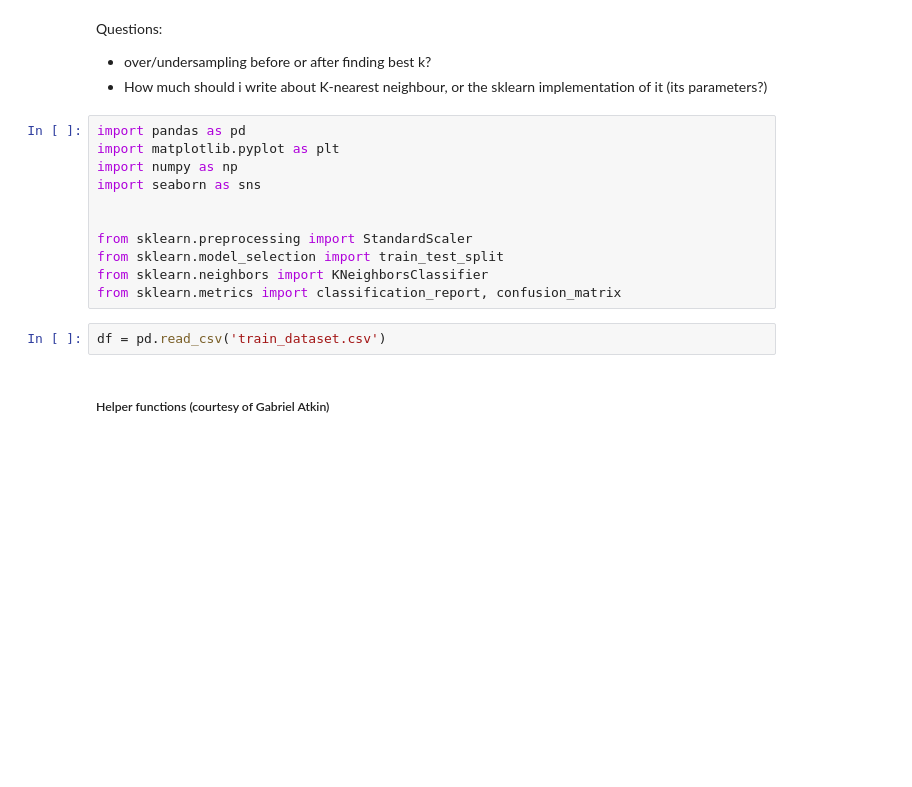
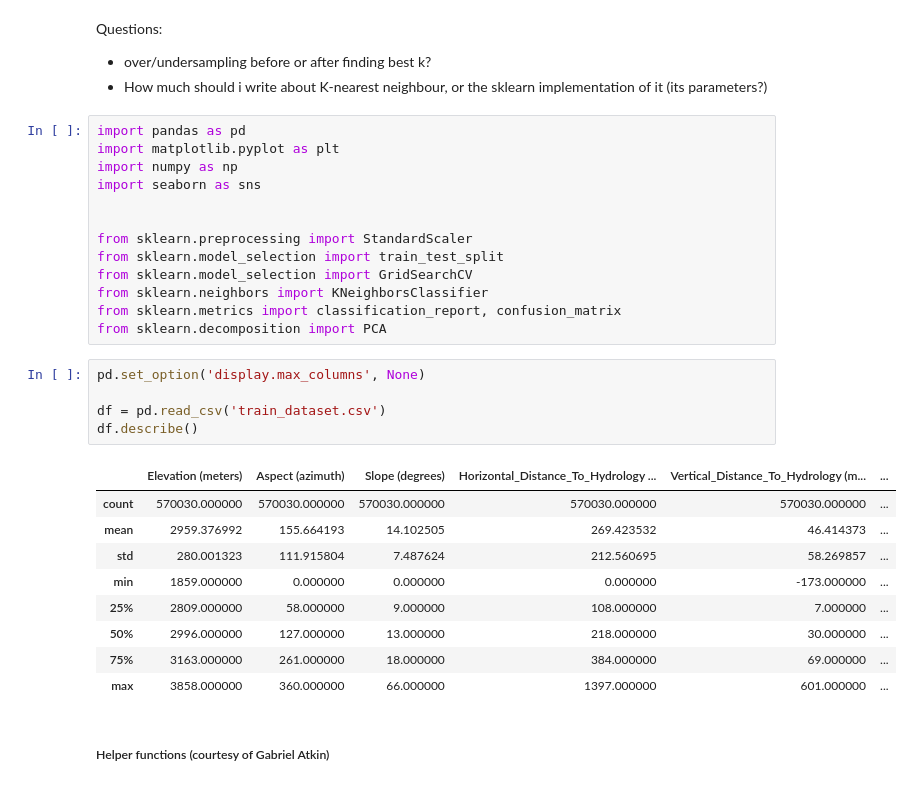
Before and after one commit to Joti3912/MLproj, a Jupyter notebook: Project/KNN.ipynb, the cells around one changed output. Drawn from its saved outputs; the diff is of its cells as text; blank space fills up the shorter version.

```diff
--- a/Project/KNN.ipynb
+++ b/Project/KNN.ipynb
@@ -11,10 +11,25 @@ import seaborn as sns
 
 from sklearn.preprocessing import StandardScaler
 from sklearn.model_selection import train_test_split
+from sklearn.model_selection import GridSearchCV
 from sklearn.neighbors import KNeighborsClassifier
 from sklearn.metrics import classification_report, confusion_matrix
+from sklearn.decomposition import PCA
 # %%
+pd.set_option('display.max_columns', None)
+
 df = pd.read_csv('train_dataset.csv')
+df.describe()
+# %% [output]
+|  | Elevation (meters) | Aspect (azimuth) | Slope (degrees) | Horizontal_Distance_To_Hydrology ... | Vertical_Distance_To_Hydrology (m... | ... |
+| count | 570030.000000 | 570030.000000 | 570030.000000 | 570030.000000 | 570030.000000 | ... |
+| mean | 2959.376992 | 155.664193 | 14.102505 | 269.423532 | 46.414373 | ... |
+| std | 280.001323 | 111.915804 | 7.487624 | 212.560695 | 58.269857 | ... |
+| min | 1859.000000 | 0.000000 | 0.000000 | 0.000000 | -173.000000 | ... |
+| 25% | 2809.000000 | 58.000000 | 9.000000 | 108.000000 | 7.000000 | ... |
+| 50% | 2996.000000 | 127.000000 | 13.000000 | 218.000000 | 30.000000 | ... |
+| 75% | 3163.000000 | 261.000000 | 18.000000 | 384.000000 | 69.000000 | ... |
+| max | 3858.000000 | 360.000000 | 66.000000 | 1397.000000 | 601.000000 | ... |
 # %% [markdown]
 ##### Helper functions (courtesy of Gabriel Atkin) #####
 # %%
```
Also changed, not shown: parts of 9 cells of this notebook, 1 other file.
